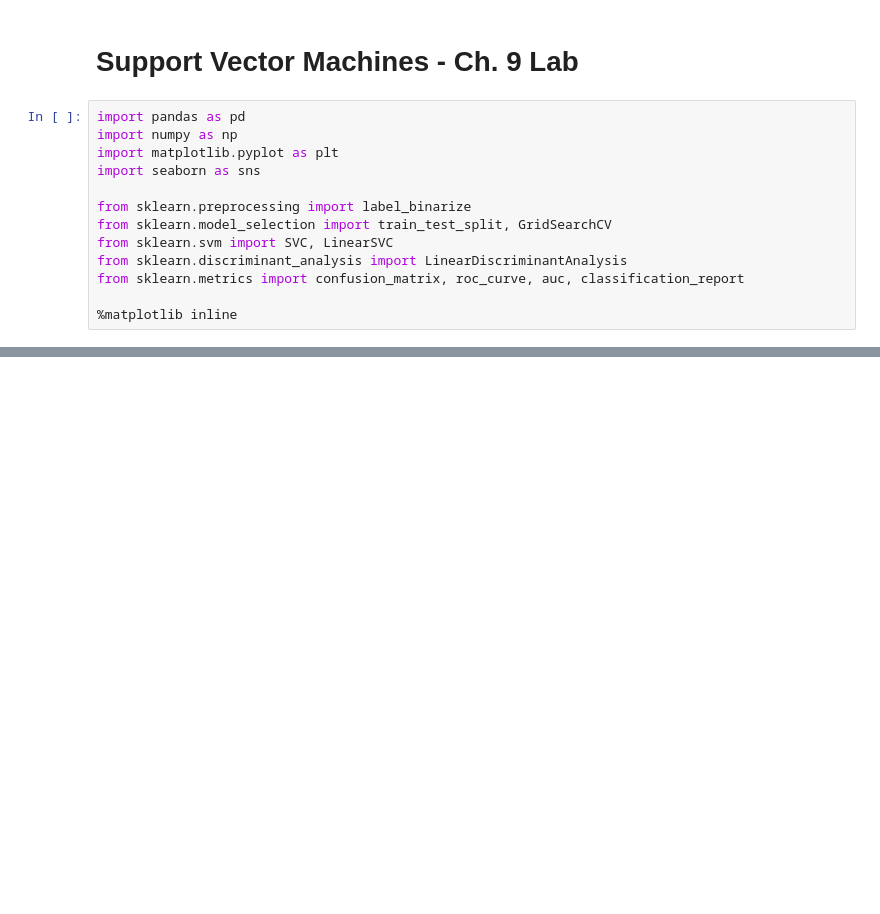
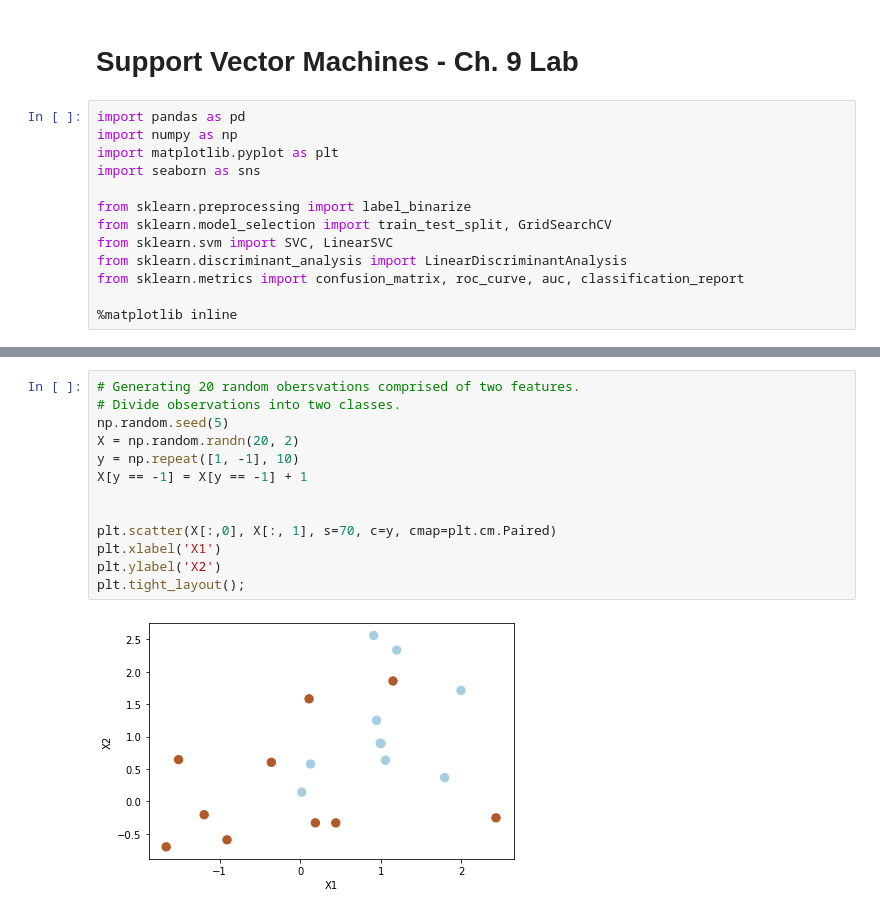
Before and after one commit to Morgan-Sell/islr-labs-exercises-python, a Jupyter notebook: labs/09_svm_lab.ipynb, the cells around one changed output, grey strips where cells are left out. Saved outputs shown, nothing was run; the diff lists cells and outputs as text; blank space fills up the shorter version.

```diff
--- a/labs/09_svm_lab.ipynb
+++ b/labs/09_svm_lab.ipynb
@@ -44,0 +50,15 @@ def plot_svc(svc, X, y, hyperplane_units, pad=0.25):
+# %%
+# Generating 20 random obersvations comprised of two features.
+# Divide observations into two classes.
+np.random.seed(5)
+X = np.random.randn(20, 2)
+y = np.repeat([1, -1], 10)
+X[y == -1] = X[y == -1] + 1
+
+
+plt.scatter(X[:,0], X[:, 1], s=70, c=y, cmap=plt.cm.Paired)
+plt.xlabel('X1')
+plt.ylabel('X2')
+plt.tight_layout();
+# %% [output]
+[figure, added]
```
Also changed, not shown: parts of 20 cells of this notebook, 1 other file.
